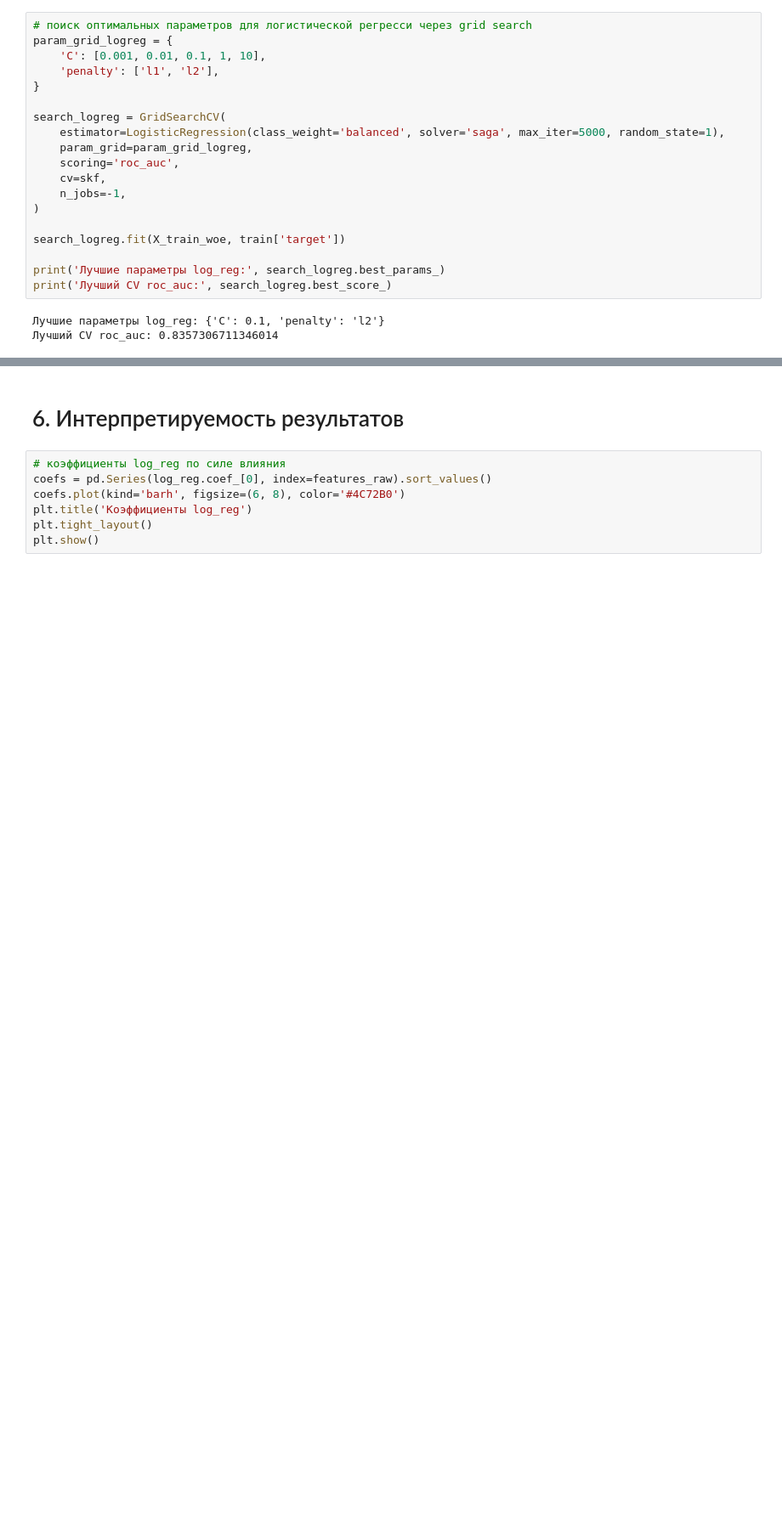
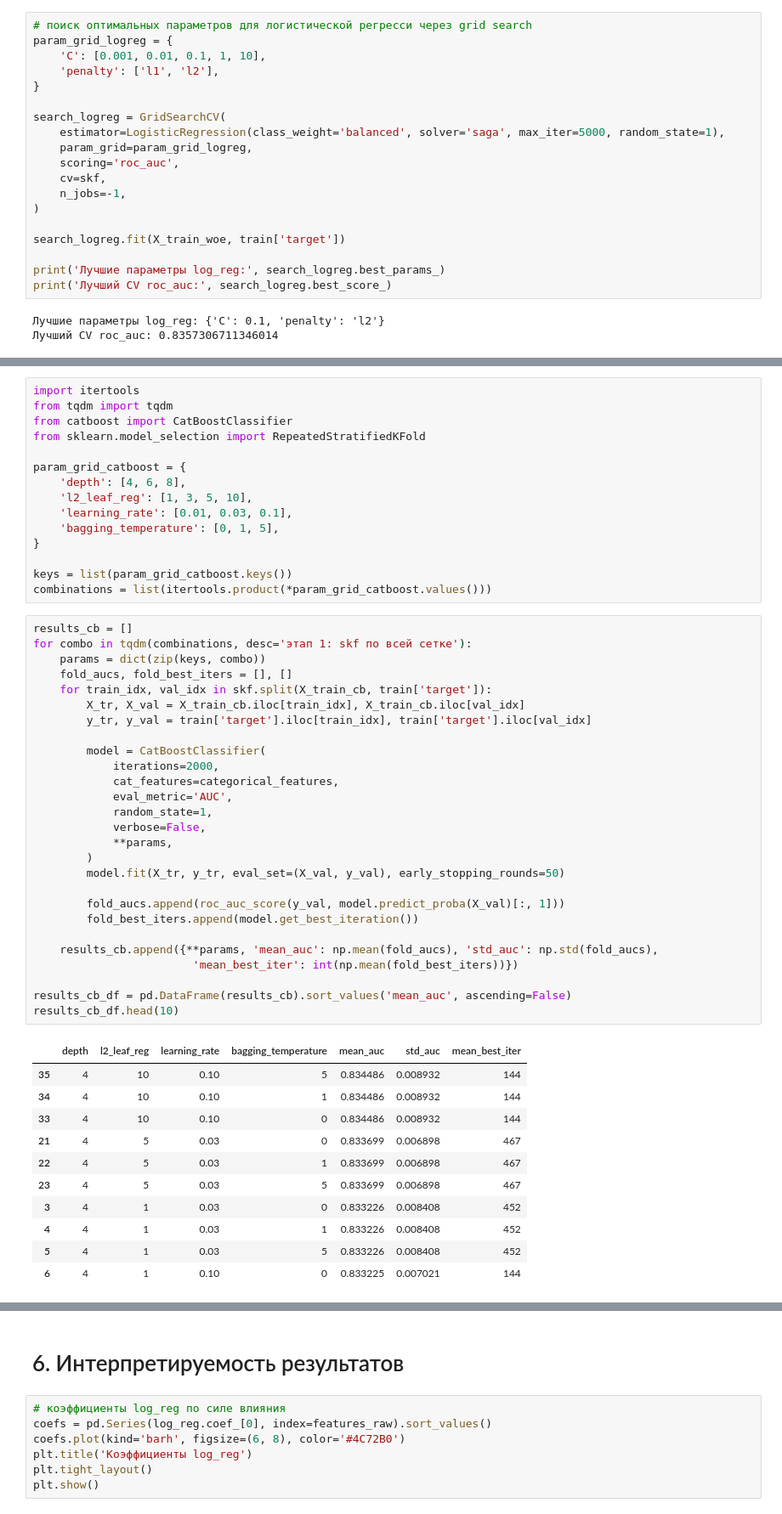
Before and after one commit to Polemarh/credit_scoring_ml, a Jupyter notebook: competition.ipynb, the cells around one changed output, grey strips where cells are left out. Shown at 85% size. Drawn from its saved outputs; the diff is of its cells as text; blank space fills up the shorter version.

```diff
--- a/competition.ipynb
+++ b/competition.ipynb
@@ -1147,0 +1227,54 @@ You can set `force_row_wise=true` to remove the overhead.
+# %%
+import itertools
+from tqdm import tqdm
+from catboost import CatBoostClassifier
+from sklearn.model_selection import RepeatedStratifiedKFold
+
+param_grid_catboost = {
+    'depth': [4, 6, 8],
+    'l2_leaf_reg': [1, 3, 5, 10],
+    'learning_rate': [0.01, 0.03, 0.1],
+    'bagging_temperature': [0, 1, 5],
+}
+
+keys = list(param_grid_catboost.keys())
+combinations = list(itertools.product(*param_grid_catboost.values()))
+# %%
+results_cb = []
+for combo in tqdm(combinations, desc='этап 1: skf по всей сетке'):
+    params = dict(zip(keys, combo))
+    fold_aucs, fold_best_iters = [], []
+    for train_idx, val_idx in skf.split(X_train_cb, train['target']):
+        X_tr, X_val = X_train_cb.iloc[train_idx], X_train_cb.iloc[val_idx]
+        y_tr, y_val = train['target'].iloc[train_idx], train['target'].iloc[val_idx]
+
+        model = CatBoostClassifier(
+            iterations=2000,
+            cat_features=categorical_features,
+            eval_metric='AUC',
+            random_state=1,
+            verbose=False,
+            **params,
+        )
+        model.fit(X_tr, y_tr, eval_set=(X_val, y_val), early_stopping_rounds=50)
+
+        fold_aucs.append(roc_auc_score(y_val, model.predict_proba(X_val)[:, 1]))
+        fold_best_iters.append(model.get_best_iteration())
+
+    results_cb.append({**params, 'mean_auc': np.mean(fold_aucs), 'std_auc': np.std(fold_aucs),
+                        'mean_best_iter': int(np.mean(fold_best_iters))})
+
+results_cb_df = pd.DataFrame(results_cb).sort_values('mean_auc', ascending=False)
+results_cb_df.head(10)
+# %% [output]
+|  | depth | l2_leaf_reg | learning_rate | bagging_temperature | mean_auc | std_auc | mean_best_iter |
+| 35 | 4 | 10 | 0.10 | 5 | 0.834486 | 0.008932 | 144 |
+| 34 | 4 | 10 | 0.10 | 1 | 0.834486 | 0.008932 | 144 |
+| 33 | 4 | 10 | 0.10 | 0 | 0.834486 | 0.008932 | 144 |
+| 21 | 4 | 5 | 0.03 | 0 | 0.833699 | 0.006898 | 467 |
+| 22 | 4 | 5 | 0.03 | 1 | 0.833699 | 0.006898 | 467 |
+| 23 | 4 | 5 | 0.03 | 5 | 0.833699 | 0.006898 | 467 |
+| 3 | 4 | 1 | 0.03 | 0 | 0.833226 | 0.008408 | 452 |
+| 4 | 4 | 1 | 0.03 | 1 | 0.833226 | 0.008408 | 452 |
+| 5 | 4 | 1 | 0.03 | 5 | 0.833226 | 0.008408 | 452 |
+| 6 | 4 | 1 | 0.10 | 0 | 0.833225 | 0.007021 | 144 |
```
Also changed, not shown: parts of 9 cells of this notebook.
